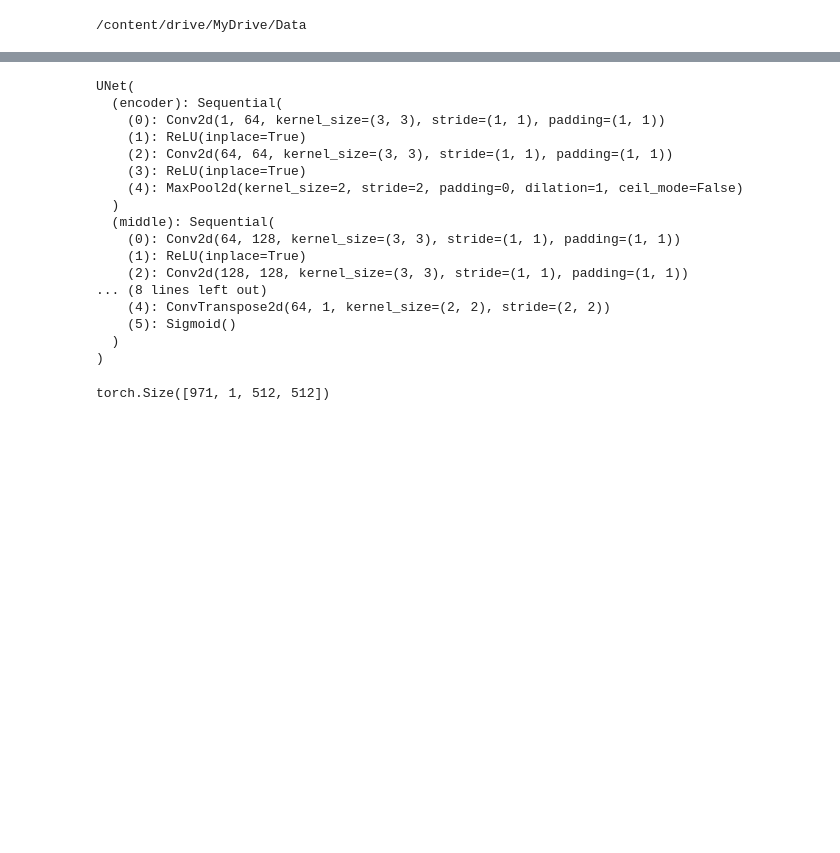
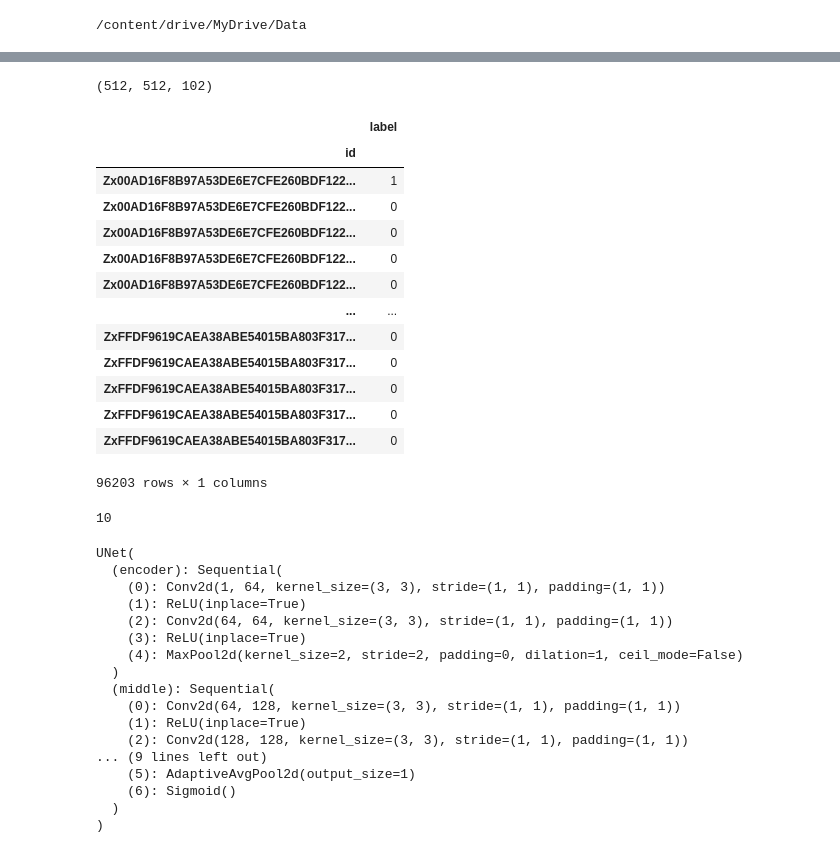
Before and after one commit to Guo-bot-1998/Appendicitis, a Jupyter notebook: Unet.ipynb, the cells around one changed output, grey strips where cells are left out. Drawn from its saved outputs; the diff is of its cells as text; code cells hidden in the pictures; blank space fills up the shorter version.

```diff
--- a/Unet.ipynb
+++ b/Unet.ipynb
@@ -43,30 +69,31 @@ cd drive/MyDrive/Data
 # Purpose: Traverse directories, find .nil files, and convert them to NumPy arrays
 
 
-def read_nil_files(directory):
+def read_data(directory):
     """
     Traverse directories starting from 'directory', find .nil files,
     and read them into NumPy arrays.
     """
     ncut = 0
-    nil_arrays = np.array([])
+    termi = 10
+    data_dict = {}
     for root, dirs, files in os.walk(directory):
         for file in files:
             if file.endswith('.nii'):
                 file_path = os.path.join(root, file)
-                # Assuming .nil files are in a format that can be read by numpy
-                # This needs to be adjusted based on the actual format of .nil files
                 nii_file =  nib.load(file_path)
                 data = nii_file.get_fdata()
-                if nil_arrays.size == 0:
-                  nil_arrays = data
-                else:
-                  nil_arrays = np.append(nil_arrays,  data, axis=2)
+                data_dict[file.strip('.nii')] = data
+                # if nil_arrays.size == 0:
+                #   nil_arrays = data
+                # else:
+                #   nil_arrays = np.append(nil_arrays,  data, axis=2)
                 ncut +=  1
-    print(ncut)
-    return nil_arrays
+                if ncut == termi:
+                  break
+    return data_dict
 
-nil_arrays = read_nil_files(".")
-
-# Printing the keys (file names) of the loaded arrays
-print("Loaded .nil files:", list(nil_arrays.shape))
+def read_label(excel_path):
+  with open(excel_path, 'r') as f:
+    df = pd.read_csv(f)
+    return df
@@ -75,0 +121,23 @@ Loaded .nil files: [512, 512, 971]
+# %%
+data.get(list(data)[2]).shape
+# %% [output]
+(512, 512, 102)
+# %%
+df = read_label("D:\Program\data\AOCR2024\TrainValid_ground_truth.csv")
+df.set_index('id', inplace=True)
+df
+# %% [output]
+|  | label |
+| id |  |
+| Zx00AD16F8B97A53DE6E7CFE260BDF122... | 1 |
+| Zx00AD16F8B97A53DE6E7CFE260BDF122... | 0 |
+| Zx00AD16F8B97A53DE6E7CFE260BDF122... | 0 |
+| Zx00AD16F8B97A53DE6E7CFE260BDF122... | 0 |
+| Zx00AD16F8B97A53DE6E7CFE260BDF122... | 0 |
+| ... | ... |
+| ZxFFDF9619CAEA38ABE54015BA803F317... | 0 |
+| ZxFFDF9619CAEA38ABE54015BA803F317... | 0 |
+| ZxFFDF9619CAEA38ABE54015BA803F317... | 0 |
+| ZxFFDF9619CAEA38ABE54015BA803F317... | 0 |
+| ZxFFDF9619CAEA38ABE54015BA803F317... | 0 |
+96203 rows × 1 columns
@@ -76,3 +150,7 @@ Loaded .nil files: [512, 512, 971]
+# %%
+len(processed)
+# %% [output]
+10
 # %%
 import torch
 import torch.nn as nn
@@ -109,7 +187,8 @@ class UNet(nn.Module):
             nn.Conv2d(64, 64, kernel_size=3, padding=1),
             nn.ReLU(inplace=True),
             nn.ConvTranspose2d(64, 1, kernel_size=2, stride=2),
-            nn.Sigmoid()  # 使用 sigmoid 激活函數
+            nn.AdaptiveAvgPool2d(1),  # 添加全局平均池化層
+            nn.Sigmoid()
         )
 
     def forward(self, x):
@@ -122,10 +201,10 @@ class UNet(nn.Module):
 in_channels = 1  # 因為是黑白圖像，通道數為1
 
 # 建立UNet模型
-model = UNet(in_channels)
+tmp = UNet(in_channels)
 
 # 輸出模型結構
-print(model)
+print(tmp)
 # %% [output]
 UNet(
   (encoder): Sequential(
@@ -139,8 +218,8 @@ UNet(
     (0): Conv2d(64, 128, kernel_size=(3, 3), stride=(1, 1), padding=(1, 1))
     (1): ReLU(inplace=True)
     (2): Conv2d(128, 128, kernel_size=(3, 3), stride=(1, 1), padding=(1, 1))
-... (8 lines left out)
-    (4): ConvTranspose2d(64, 1, kernel_size=(2, 2), stride=(2, 2))
-    (5): Sigmoid()
+... (9 lines left out)
+    (5): AdaptiveAvgPool2d(output_size=1)
+    (6): Sigmoid()
   )
 )
@@ -154,4 +225,0 @@ tensor = torch.from_numpy(np_array_reshaped).float()
-# %%
-tensor.shape
-# %% [output]
-torch.Size([971, 1, 512, 512])
```
Also changed, not shown: parts of 23 cells of this notebook.
